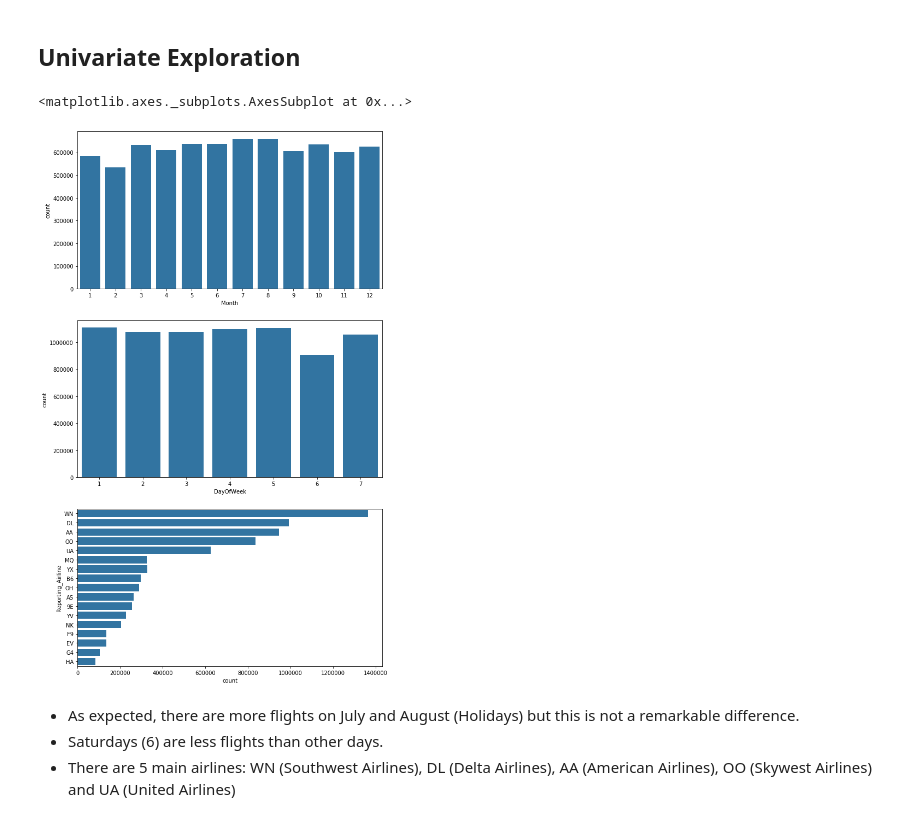
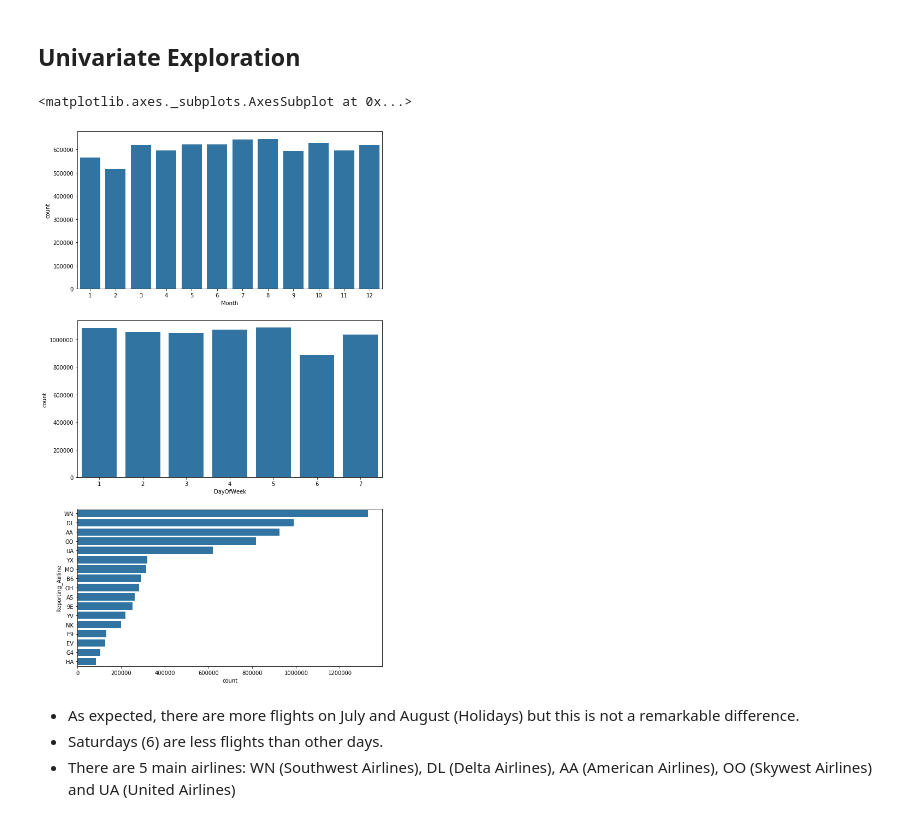
Before and after one commit to cnegrelli/Data_Visualization, a Jupyter notebook: exploration.ipynb, the cells around one changed output. Cells and saved outputs as stored; diff of their text form; code cells hidden in the pictures.

```diff
--- a/exploration.ipynb
+++ b/exploration.ipynb
@@ -174,15 +128,15 @@ dtype: object
 # %%
 #let's start with the distribution of month, day of week and airline
 fig, ax = plt.subplots(nrows=3, figsize = [10,18])
 
 base_color = sb.color_palette()[0]
 sb.countplot(data = flights, x = 'Month', color = base_color, ax = ax[0])
 sb.countplot(data = flights, x = 'DayOfWeek', color = base_color, ax = ax[1])
-order=df['Reporting_Airline'].value_counts().index
+order=flights['Reporting_Airline'].value_counts().index
 sb.countplot(data=flights,y='Reporting_Airline',color=base_color,order=order)
 # %% [output]
 <matplotlib.axes._subplots.AxesSubplot at 0x...>
-[figure, old version]
+[figure, new version]
 # %% [markdown]
 - As expected, there are more flights on July and August (Holidays) but this is not a remarkable difference.
 - Saturdays (6) are less flights than other days.
```
Also changed, not shown: parts of 99 cells of this notebook.
